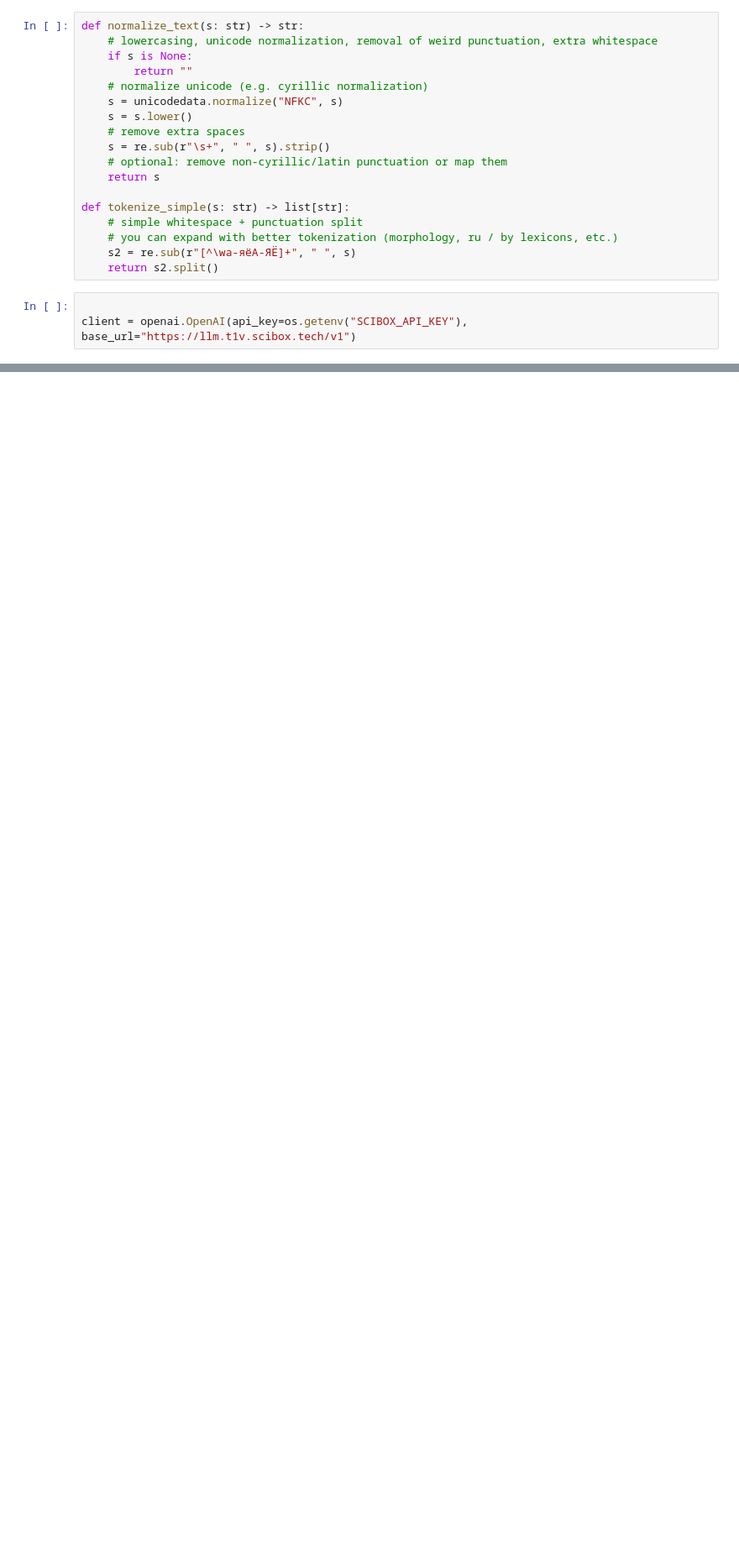
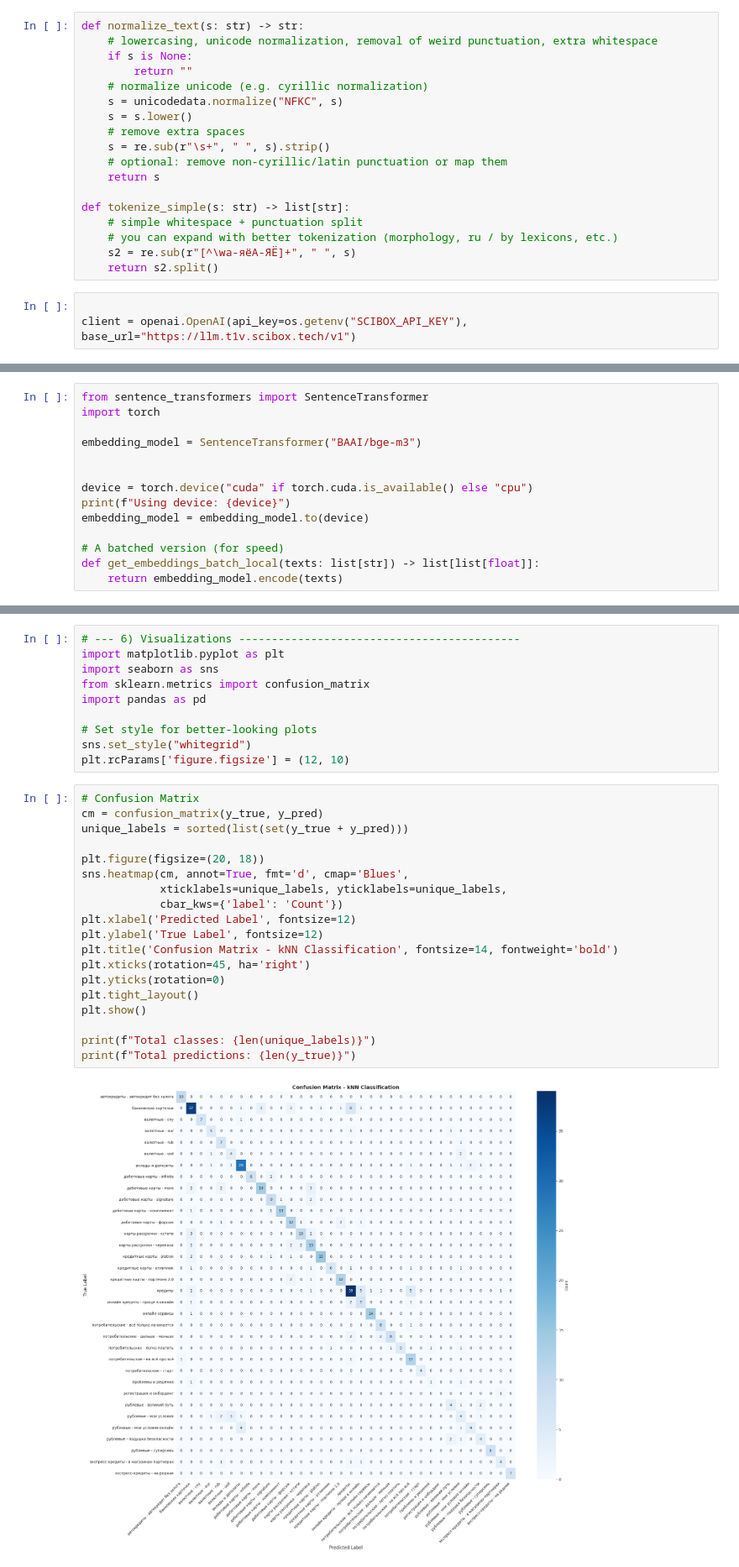
Before and after one commit to FallenChromium/t1-smart-support, a Jupyter notebook: experiments.ipynb, the cells around one changed output, grey strips where cells are left out. Shown at 84% size. Saved outputs shown, nothing was run; the diff lists cells and outputs as text; blank space fills up the shorter version.

```diff
--- a/experiments.ipynb
+++ b/experiments.ipynb
@@ -112,0 +32,14 @@ shape: (201, 11)
+# %%
+from sentence_transformers import SentenceTransformer
+import torch
+
+embedding_model = SentenceTransformer("BAAI/bge-m3")
+
+
+device = torch.device("cuda" if torch.cuda.is_available() else "cpu")
+print(f"Using device: {device}")
+embedding_model = embedding_model.to(device)
+
+# A batched version (for speed)
+def get_embeddings_batch_local(texts: list[str]) -> list[list[float]]:
+    return embedding_model.encode(texts)
@@ -177,0 +329,31 @@ print("\nPer-class report:\n", classification_report(y_true, y_pred, digits=4))
+# %%
+# --- 6) Visualizations -------------------------------------------
+import matplotlib.pyplot as plt
+import seaborn as sns
+from sklearn.metrics import confusion_matrix
+import pandas as pd
+
+# Set style for better-looking plots
+sns.set_style("whitegrid")
+plt.rcParams['figure.figsize'] = (12, 10)
+# %%
+# Confusion Matrix
+cm = confusion_matrix(y_true, y_pred)
+unique_labels = sorted(list(set(y_true + y_pred)))
+
+plt.figure(figsize=(20, 18))
+sns.heatmap(cm, annot=True, fmt='d', cmap='Blues',
+            xticklabels=unique_labels, yticklabels=unique_labels,
+            cbar_kws={'label': 'Count'})
+plt.xlabel('Predicted Label', fontsize=12)
+plt.ylabel('True Label', fontsize=12)
+plt.title('Confusion Matrix - kNN Classification', fontsize=14, fontweight='bold')
+plt.xticks(rotation=45, ha='right')
+plt.yticks(rotation=0)
+plt.tight_layout()
+plt.show()
+
+print(f"Total classes: {len(unique_labels)}")
+print(f"Total predictions: {len(y_true)}")
+# %% [output]
+[figure, added]
```
Also changed, not shown: parts of 33 cells of this notebook, 9 other files.
